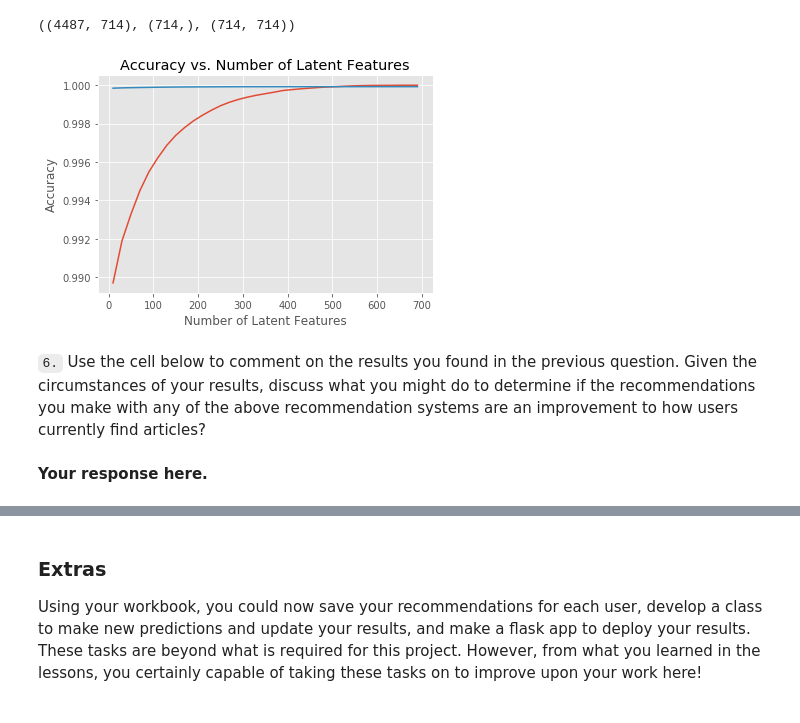
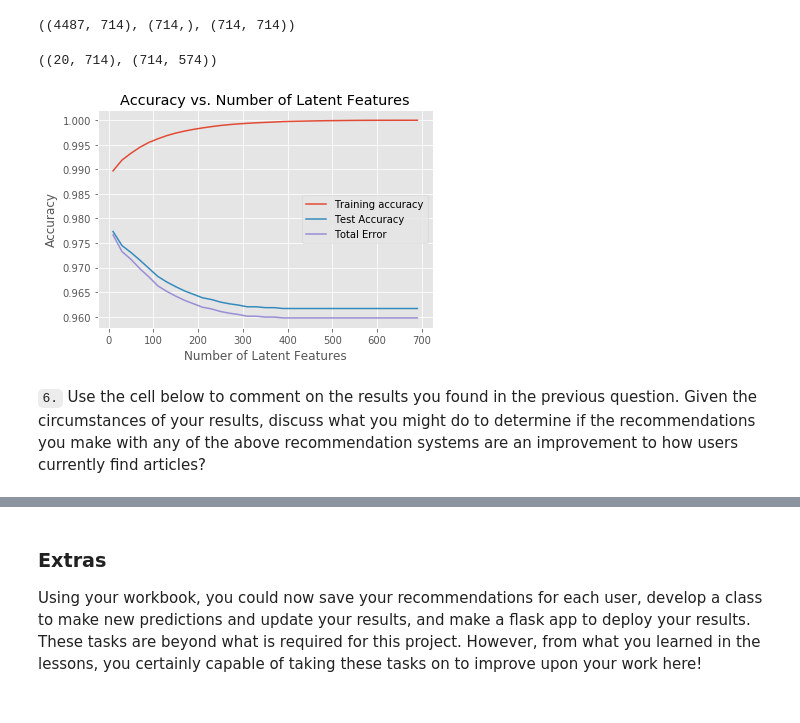
Before and after one commit to JcFreya/Recommendations-with-IBM, a Jupyter notebook: Recommendations_with_IBM.ipynb, the cells around one changed output, grey strips where cells are left out. Saved outputs shown, nothing was run; the diff lists cells and outputs as text; code cells hidden in the pictures.

```diff
--- a/Recommendations_with_IBM.ipynb
+++ b/Recommendations_with_IBM.ipynb
@@ -746,8 +747,20 @@ def create_test_and_train_user_item(df_train, df_test):
     '''
     user_item_train = create_user_item_matrix(df_train)
     user_item_test = create_user_item_matrix(df_test)
-    test_idx = list(user_item_test.index)
-    test_arts = list(user_item_test.columns)
+
+    # user index and articale index in test set
+    test_idx = set(user_item_test.index)
+    test_arts = set(user_item_test.columns)
+
+    # user index and articale index in train set
+    train_idx = set(user_item_train.index)
+    train_arts = set(user_item_train.columns)
+
+    # get the row and column index which in both test and train sets
+    common_rows = train_idx.intersection(test_idx)
+    common_cols = train_arts.intersection(test_arts)
+
+    user_item_test = user_item_test.loc[common_rows, common_cols]
 
     return user_item_train, user_item_test, test_idx, test_arts
 
@@ -802,47 +815,55 @@ u_train.shape, s_train.shape, vt_train.shape
 ((4487, 714), (714,), (714, 714))
 # %%
 # only keep the user-item which is also in the test dataset
-u_test = u_train[user_item_train.index.isin(test_idx), :]
-vt_test = vt_train[:, user_item_train.columns.isin(test_arts)]
+row_idxs = user_item_train.index.isin(test_idx)
+col_idxs = user_item_train.columns.isin(test_arts)
+u_test = u_train[row_idxs, :]
+vt_test = vt_train[:, col_idxs]
 
-user_item_test_new = user_item.loc[user_item_train.index.isin(test_idx), user_item_train.columns.isin(test_arts)]
+user_item_test_new = user_item.loc[row_idxs, col_idxs]
+
+u_test.shape, vt_test.shape
+# %% [output]
+((20, 714), (714, 574))
 # %%
 # Use these cells to see how well you can use the training
 # decomposition to predict on test data
 
 num_latent_feats = np.arange(10,700+10,20)
 sum_errs_train = []
 sum_errs_test = []
+all_errs = []
 
 for k in num_latent_feats:
     # restructure with k latent features
     s_train_new, u_train_new, vt_train_new = np.diag(s_train[:k]), u_train[:, :k], vt_train[:k, :]
     u_test_new, vt_test_new = u_test[:, :k], vt_test[:k, :]
 
     # take dot product
     user_item_train_preds = np.around(np.dot(np.dot(u_train_new, s_train_new), vt_train_new))
     user_item_test_preds = np.around(np.dot(np.dot(u_test_new, s_train_new), vt_test_new))
+    all_errs.append(1 - ((np.sum(user_item_test_preds)+np.sum(np.sum(user_item_test)))/(user_item_test.shape[0]*user_item_test.shape[1])))
 
     # compute error for each prediction to actual value
     diffs_train = np.subtract(user_item_train, user_item_train_preds)
-    diffs_test = np.subtract(user_item_test_new, user_item_test_preds)
+    diffs_test = np.subtract(user_item_test, user_item_test_preds)
 
     # total errors and keep track of them
     err_train = np.sum(np.sum(np.abs(diffs_train)))
     sum_errs_train.append(err_train)
 
     err_test = np.sum(np.sum(np.abs(diffs_test)))
     sum_errs_test.append(err_test)
 
 plt.plot(num_latent_feats, 1 - np.array(sum_errs_train)/(user_item_train.shape[0]*user_item_test.shape[1]), label = 'train');
-plt.plot(num_latent_feats, 1 - np.array(sum_errs_test)/(user_item_train.shape[0]*user_item_test.shape[1]), label = 'test');
+plt.plot(num_latent_feats, 1 - np.array(sum_errs_test)/(user_item_test.shape[0]*user_item_test.shape[1]), label = 'test');
+plt.plot(num_latent_feats, all_errs, label='All Data');
 
 plt.xlabel('Number of Latent Features');
 plt.ylabel('Accuracy');
 plt.title('Accuracy vs. Number of Latent Features');
+plt.legend(['Training accuracy', 'Test Accuracy','Total Error']);
 # %% [output]
-[figure, old version]
+[figure, new version]
 # %% [markdown]
 `6.` Use the cell below to comment on the results you found in the previous question. Given the circumstances of your results, discuss what you might do to determine if the recommendations you make with any of the above recommendation systems are an improvement to how users currently find articles?
-# %% [markdown]
-**Your response here.**
```
Also changed, not shown: parts of 5 cells of this notebook, 1 other file.
